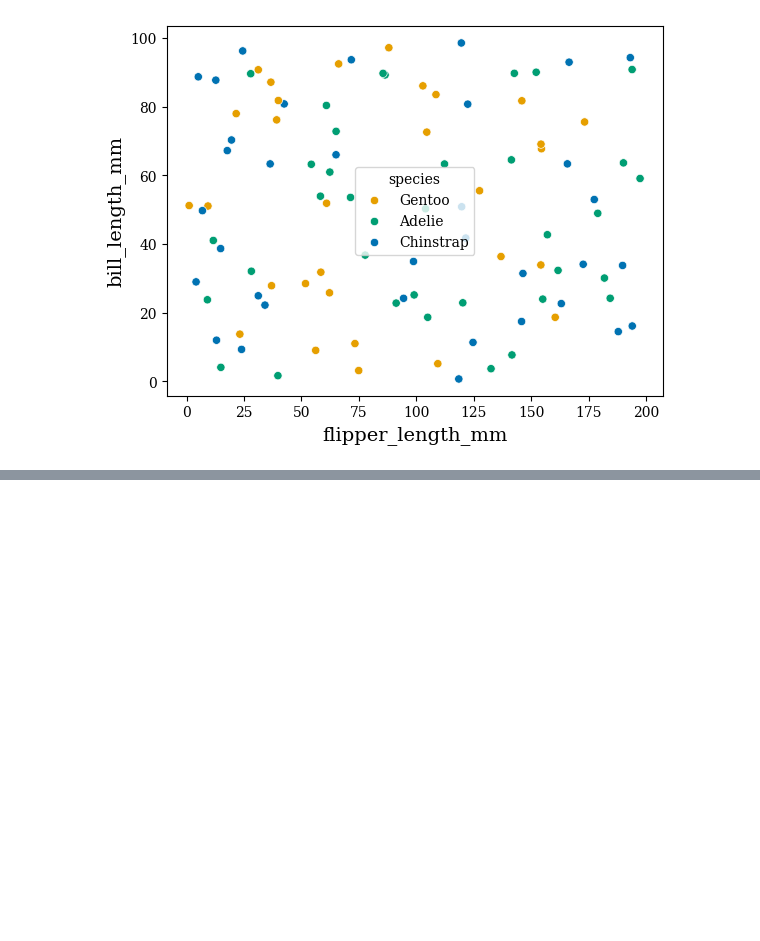
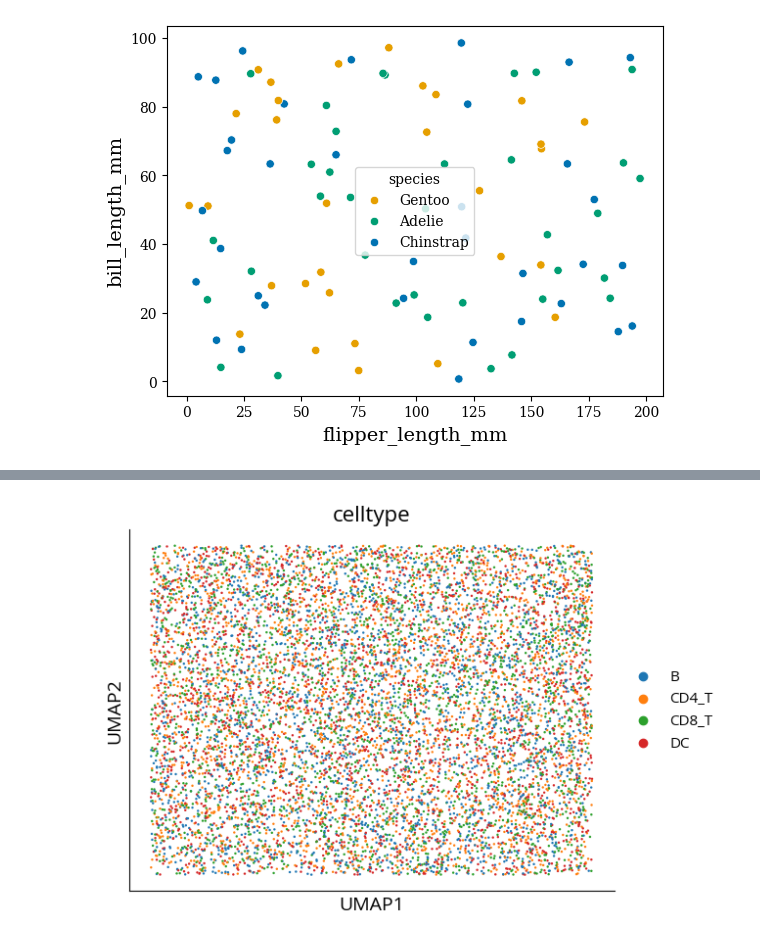
Before and after one commit to HTGenomeAnalysisUnit/project_styler_py, a Jupyter notebook: example/example.ipynb, the cells around one changed output, grey strips where cells are left out. Drawn from its saved outputs; the diff is of its cells as text; code cells hidden in the pictures; blank space fills up the shorter version.

```diff
--- a/example/example.ipynb
+++ b/example/example.ipynb
@@ -89,0 +138,8 @@ sns.scatterplot(
+# %%
+# Load from a public repository
+scp.load_project_palettes(
+    'https://raw.githubusercontent.com/HTGenomeAnalysisUnit/project_styler_py/refs/heads/main/example/example_palette.yaml'
+)
+scp.load_project_themes(
+    'https://raw.githubusercontent.com/HTGenomeAnalysisUnit/project_styler_py/refs/heads/main/example/example_theme.yaml'
+)
@@ -89,0 +170,24 @@ sns.scatterplot(
+# %%
+import scanpy as sc
+import anndata as ad
+
+n_cells = 10000
+n_genes = 1000
+
+# Create a dummy adata as example
+n_counts = int(0.1 * n_cells * n_genes)  # Approximately 10% non-zero values
+counts = np.zeros((n_cells, n_genes), dtype=np.float32)
+rows = np.random.randint(0, n_cells, n_counts)
+cols = np.random.randint(0, n_genes, n_counts)
+counts[rows, cols] = np.random.poisson(lam=5, size=n_counts)
+
+obs = pd.DataFrame({
+    'group': np.random.choice(['Group1', 'Group2', 'Group3'], size=n_cells),
+    'celltype': np.random.choice(['B', 'CD4_T', 'CD8_T', 'DC'], size=n_cells),
+    'celltype_2': np.random.choice(['B', 'CD4_T', 'CD8_T', 'DC', 'dummy'], size=n_cells)
+}, index=[f'cell_{i}' for i in range(n_cells)])
+
+var = pd.DataFrame(index=[f'gene_{j}' for j in range(n_genes)])
+
+adata = ad.AnnData(X=counts, obs=obs, var=var)
+adata.obsm['X_umap'] = np.random.uniform(low=-10, high=10, size=(adata.n_obs, 2))
@@ -89,0 +200,6 @@ sns.scatterplot(
+# %%
+# Umap colored by celltype using the mapped palette. Here the palette keys match the celltype labels exactly
+umap_palette = scp.get_mapped_palette('celltypes')
+sc.pl.umap(adata, color=['celltype'], palette = umap_palette)
+# %% [output]
+[figure, added]
```
Also changed, not shown: parts of 19 cells of this notebook, 1 other file.
